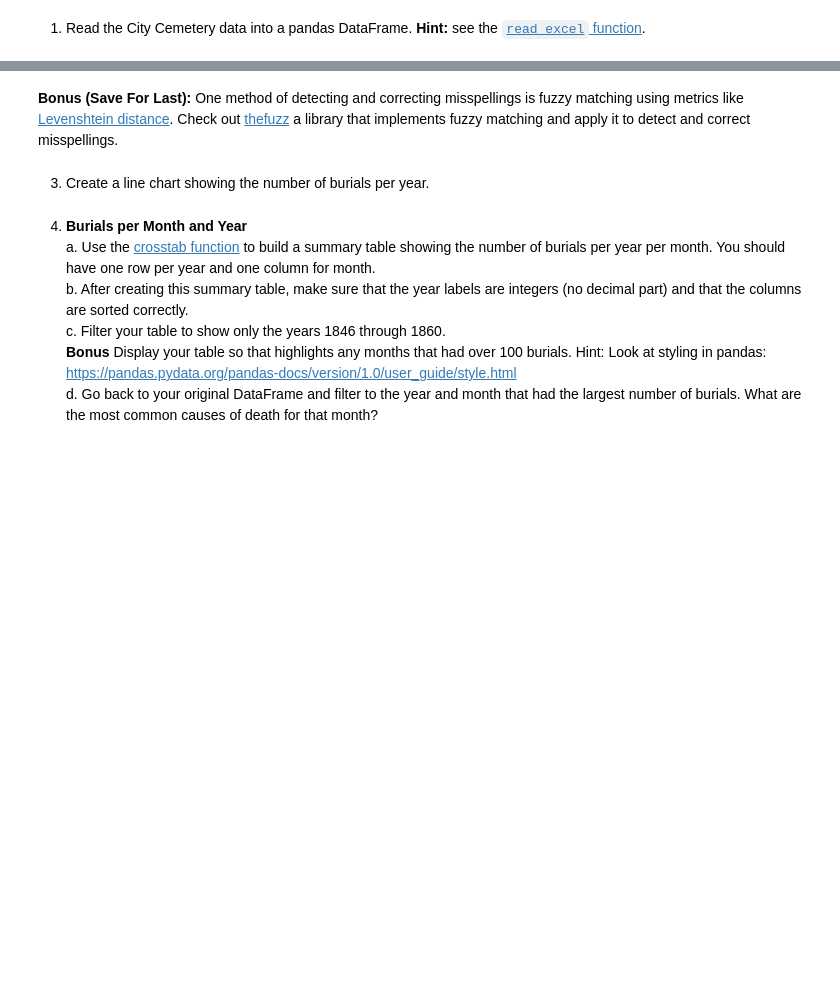
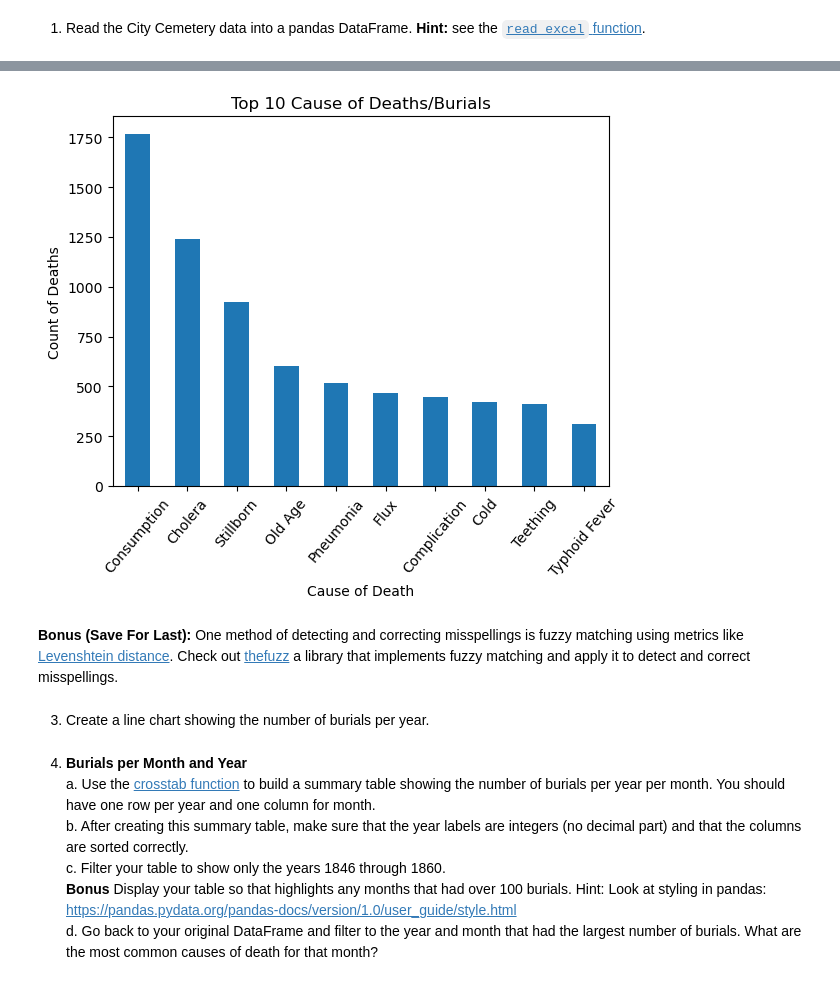
Before and after one commit to NSS-Data-Analytics-Cohort-10/advanced-pandas-emmydoore, a Jupyter notebook: notebooks/adv_pandas.ipynb, the cells around one changed output, grey strips where cells are left out. Saved outputs shown, nothing was run; the diff lists cells and outputs as text; code cells hidden in the pictures; blank space fills up the shorter version.

```diff
--- a/notebooks/adv_pandas.ipynb
+++ b/notebooks/adv_pandas.ipynb
@@ -47,0 +30,8 @@ Name: count, dtype: int64
+# %%
+#   a. Find the 10 most common (known) recorded causes of death.
+#note: found that tilde ~ in front of df means NOT
+#https://stackoverflow.com/questions/19960077/how-to-filter-pandas-dataframe-using-in-and-not-in-like-in-sql
+
+#ran: ncc_df['Cause of Death/Burial'].value_counts().head(10) --> Need to fix 'Unknown' 'Not Known'
+total_death=ncc_df[~ncc_df['Cause of Death/Burial'].isin(['Unknown','Not Known'])]
+total_death['Cause of Death/Burial'].value_counts().head(10)
@@ -47,0 +51,6 @@ Name: count, dtype: int64
+# %%
+# b. Clean up some of the misspellings.
+# Use the [`replace` method](https://pandas.pydata.org/docs/reference/api/pandas.DataFrame.replace.html) to clean up some of the causes of death. For example, replace "Cholrea" with "Cholera" and "Still Born" with "Stillborn".
+total_death=total_death.replace({'Cause of Death/Burial' : {'Cholrea':'Cholera','Still Born':'Stillborn'}})
+td_df=total_death['Cause of Death/Burial'].value_counts().head(10)
+print(td_df)
@@ -48,3 +70,12 @@ Name: count, dtype: int64
+# %%
+  # c. After correcting the spellings, find the 10 most common causes of death and create a bar chart to display your findings.
+td_df.plot.bar(x='Cause of Death/Burial')
+plt.title('Top 10 Cause of Deaths/Burials')
+plt.xlabel('Cause of Death')
+plt.ylabel('Count of Deaths')
+plt.xticks(rotation = 50);
+# %% [output]
+[figure, added]
 # %% [markdown]
 **Bonus (Save For Last):** One method of detecting and correcting misspellings is fuzzy matching using metrics like [Levenshtein distance](https://en.wikipedia.org/wiki/Levenshtein_distance). Check out [thefuzz](https://github.com/seatgeek/thefuzz) a library that implements fuzzy matching and apply it to detect and correct misspellings.
 # %% [markdown]
```
Also changed, not shown: parts of 8 cells of this notebook.
